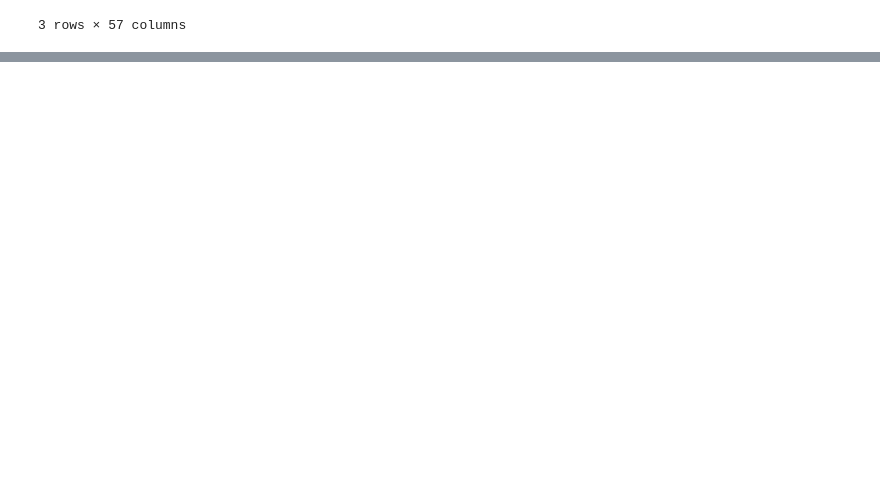
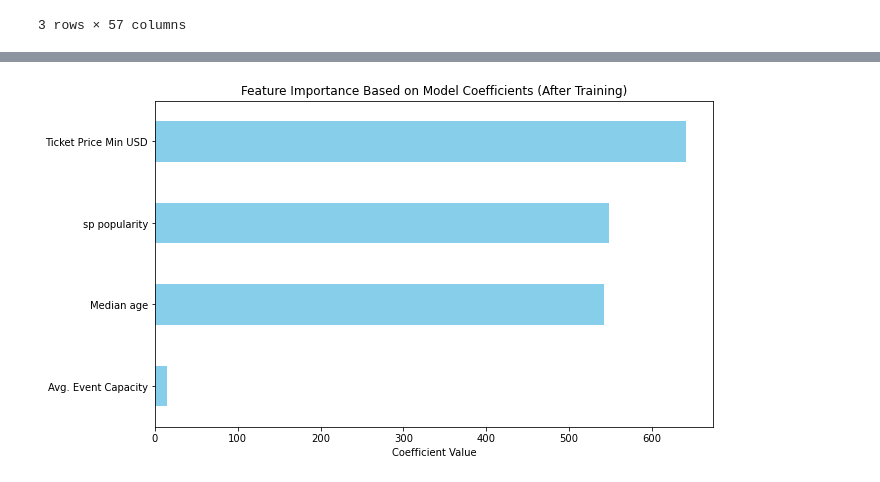
Before and after one commit to dan-s8/ARound, a Jupyter notebook: Model Building/allpop_fengdan_model.ipynb, the cells around one changed output, grey strips where cells are left out. Cells and saved outputs as stored; diff of their text form; code cells hidden in the pictures; blank space fills up the shorter version.

```diff
--- a/Model Building/allpop_fengdan_model.ipynb
+++ b/Model Building/allpop_fengdan_model.ipynb
@@ -290,0 +253,11 @@ Test R^2: 0.36591416556402034
+# %%
+selected_columns=['Avg. Event Capacity'
+                  # ,'yt Subscriber Count'
+                  # ,'yt View Count'
+                  #,'sp followers'
+                  ,'sp popularity'
+                  , 'Ticket Price Min USD'
+                  #, 'Ticket Price Max USD'
+                  ,'Median age'
+                 ]
+X=X[selected_columns]
@@ -290,0 +308,14 @@ Test R^2: 0.36591416556402034
+# %%
+# Plot feature importance
+
+# Get the coefficients
+coefficients = pd.Series(model.coef_, index=X.columns)
+
+# Plot feature importance based on model coefficients
+plt.figure(figsize=(10, 6))
+coefficients.sort_values().plot(kind='barh', color='skyblue')
+plt.title('Feature Importance Based on Model Coefficients (After Training)')
+plt.xlabel('Coefficient Value')
+plt.show()
+# %% [output]
+[figure, added]
```
Also changed, not shown: parts of 13 cells of this notebook.
